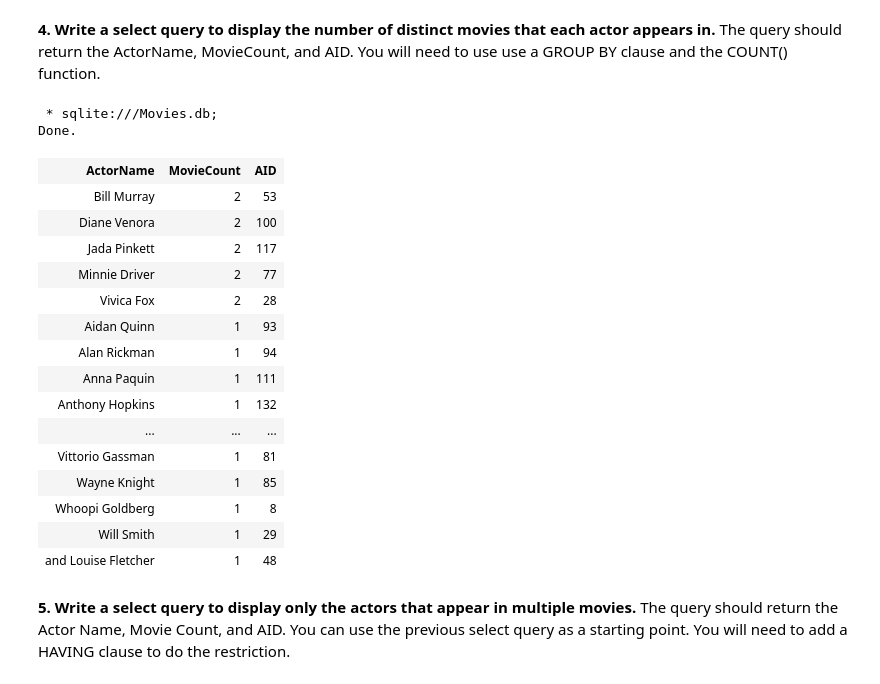
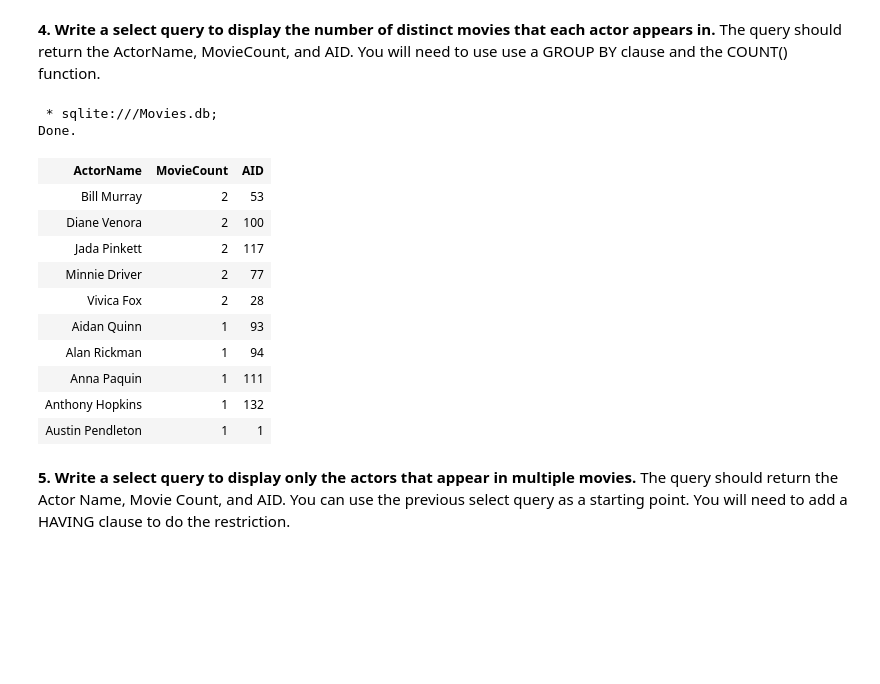
Before and after one commit to fairfield-university-ba-510-spring2019/movies-tonight-saracadrain, a Jupyter notebook: Part4.ipynb, the cells around one changed output. Saved outputs shown, nothing was run; the diff lists cells and outputs as text; code cells hidden in the pictures; blank space fills up the shorter version.

```diff
--- a/Part4.ipynb
+++ b/Part4.ipynb
@@ -107,31 +107,27 @@ Done.
 # %%
 %%sql
 SELECT AName AS ActorName, COUNT(ARTISTS.ANAME) AS MovieCount, ARTISTS.AID
 FROM MOVIES
 JOIN CREDITS ON MOVIES.MID = CREDITS.MID
 JOIN ARTISTS ON CREDITS.AID = ARTISTS.AID
 WHERE CCode = "A"
 GROUP BY ARTISTS.AName
-ORDER BY COUNT (ARTISTS.AName) DESC;
+ORDER BY COUNT (ARTISTS.AName) DESC
+LIMIT 10;
 # %% [output]
  * sqlite:///Movies.db;
 Done.
 | ActorName | MovieCount | AID |
 | Bill Murray | 2 | 53 |
 | Diane Venora | 2 | 100 |
 | Jada Pinkett | 2 | 117 |
 | Minnie Driver | 2 | 77 |
 | Vivica Fox | 2 | 28 |
 | Aidan Quinn | 1 | 93 |
 | Alan Rickman | 1 | 94 |
 | Anna Paquin | 1 | 111 |
 | Anthony Hopkins | 1 | 132 |
-| ... | ... | ... |
-| Vittorio Gassman | 1 | 81 |
-| Wayne Knight | 1 | 85 |
-| Whoopi Goldberg | 1 | 8 |
-| Will Smith | 1 | 29 |
-| and Louise Fletcher | 1 | 48 |
+| Austin Pendleton | 1 | 1 |
 # %% [markdown]
 **5. Write a select query to display only the actors that appear in multiple movies.** The query should return the Actor Name, Movie Count, and AID. You can use the previous select query as a starting point. You will need to add a HAVING clause to do the restriction.
 # %%
```
Also changed, not shown: parts of 4 cells of this notebook.
